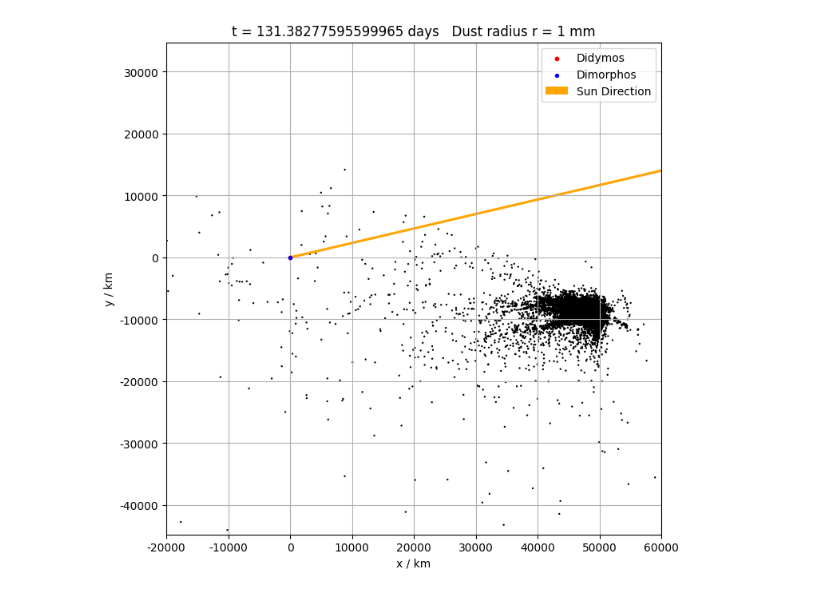
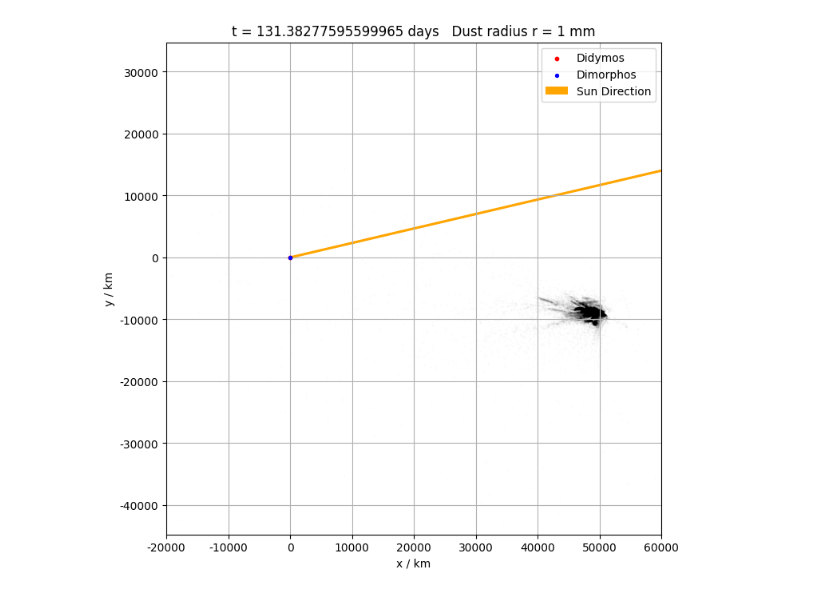
Before and after one commit to gitlinffff/rebound, a Jupyter notebook: analysis/scattering.ipynb, the cells around one changed output. Drawn from its saved outputs; the diff is of its cells as text; code cells hidden in the pictures.

```diff
--- a/analysis/scattering.ipynb
+++ b/analysis/scattering.ipynb
@@ -27,13 +14,0 @@ processing completed!
-# %%
-i = 0                # specify a dataset
-target_day = 131.29  # specify targetted day
-target_seconds = target_day * 86400.
-t_idx = np.searchsorted(datasets[i]['time'], target_seconds, side="left")
-
-p_t = datasets[i]['data_p'][t_idx]
-day = datasets[i]['time'][t_idx] / 86400.
-
-# matrix convert vector from 'Sun Body Center' to 'Didymos System Barycenter'
-SBC_rotate_DSB = np.array([[-0.703595792353257, -0.710438191316344, 0.015183454875444],
-                          [ 0.702824020343859, -0.692584740738747,  0.16237232930379 ],
-                          [-0.104839674791979,  0.124915784491013,  0.986612735258626]])
@@ -62,0 +15,2 @@ p_projected[:, 2] = np.dot(p_t[:, 1:4], l2)    # y coordinate
+# %%
+filenames=['particles_3mm.txt','particles_1cm.txt','particles_10cm.txt']
@@ -62,0 +108,25 @@ p_projected[:, 2] = np.dot(p_t[:, 1:4], l2)    # y coordinate
+# %%
+# Plot the 2D histogram
+plt.figure(figsize=(12, 9))
+im = plt.imshow(
+    np.log(total_inten).T,
+    #total_inten.T,
+    origin='lower',
+    extent=[val / 1e3 for val in axlims],
+    aspect='equal',
+    cmap='Greys'
+)
+plt.xlabel('Projected X [km]')
+plt.ylabel('Projected Y [km]')
+plt.title('2D Particle Density on View Plane')
+plt.grid(False)
+
+cbar = plt.colorbar(im, orientation='horizontal', pad=0.1)  # pad adjusts spacing
+cbar.set_label('Nondimensional Intensity')
+
+plt.tight_layout()
+
+output_name = os.path.join(output_dir, f"tail_synt.png")
+plt.savefig(output_name, dpi=300, bbox_inches='tight')
+plt.show()
+plt.close()
@@ -117,7 +257,7 @@ ax.scatter(p_projected[0, 1], p_projected[0, 2], c='red', s=10, zorder=3, label=
 ax.scatter(p_projected[1, 1], p_projected[1, 2], c='blue', s=8, zorder=3, label='Dimorphos')
 
 # plot dust particles
-dust_sca = ax.scatter(p_projected[4:, 1], p_projected[4:, 2], c='k', s=0.5, alpha=1)
+dust_sca = ax.scatter(p_projected[4:, 1], p_projected[4:, 2], c='k', s=0.5, alpha=)
 
 # To set individual alphas, you need to use RGBA colors
 colors = np.zeros((len(I_sc), 4))  # RGBA
@@ -127,31 +267,31 @@ dust_sca.set_facecolors(colors)
 
 # Plot Sun direction relative to Didymos System Barycenter
 sun_x, sun_y = p_projected[2, 1], p_projected[2, 2]
 sun_distance = (sun_x**2 + sun_y**2) ** 0.5
 arrow_x = sun_x / sun_distance * (ax.get_xlim()[1] - ax.get_xlim()[0]) * 0.1
 arrow_y = sun_y / sun_distance * (ax.get_xlim()[1] - ax.get_xlim()[0]) * 0.1
 ax.quiver(0, 0, arrow_x, arrow_y, angles='xy', scale_units='xy', scale=1, width=0.005, color='orange', label='Sun Direction')
 
 # Customize axis
 ax.xaxis.set_major_formatter(FuncFormatter(m_to_km))
 ax.yaxis.set_major_formatter(FuncFormatter(m_to_km))
 
 # Determine axis limit
 ax.axis('equal')
 ax.set_xlim(axis_lims[0], axis_lims[1])
 ax.set_ylim(axis_lims[2], axis_lims[3])
 ax.set_xlabel('x / km')
 ax.set_ylabel('y / km')
 ax.grid()
 ax.legend(loc='upper right')
 
 # Set title
 ax.set_title(f't = {day} days   Dust radius r = 1 mm')
 
 # Save the frame as a PNG image
 #frame_filename = os.path.join(output_dir, f"frame_{frame:04d}.png")
 #plt.savefig(frame_filename, dpi=300, bbox_inches='tight')
 plt.show()
 plt.close(fig)
 # %% [output]
-[figure, old version]
+[figure, new version]
```
Also changed, not shown: parts of 11 cells of this notebook, 1 other file.
